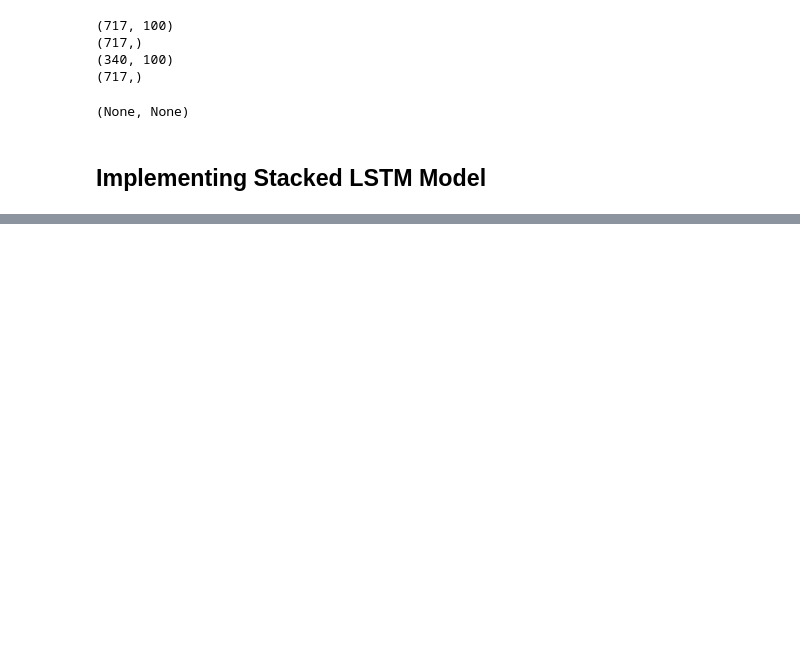
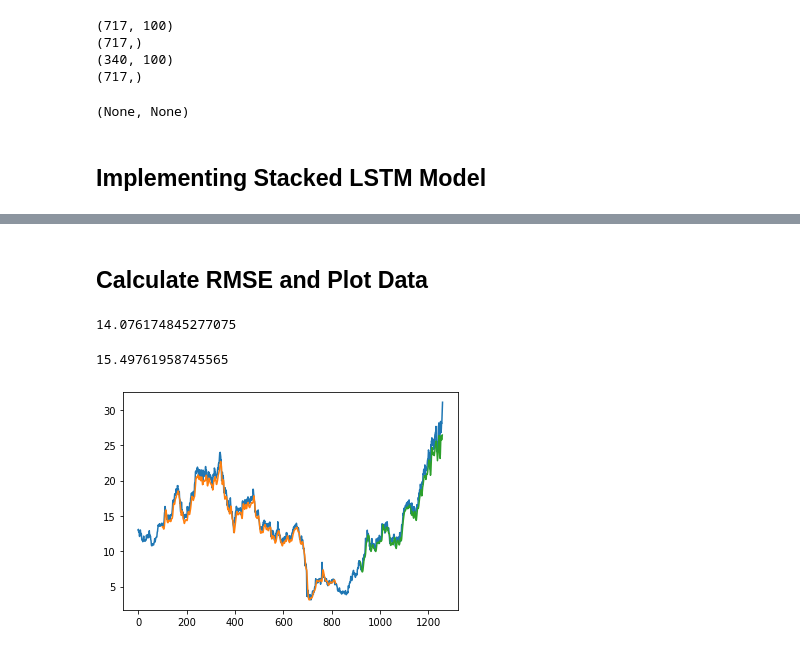
Before and after one commit to Ae-bii/stock-price-prediction-using-lstm, a Jupyter notebook: stacked_lstm.ipynb, the cells around one changed output, grey strips where cells are left out. Drawn from its saved outputs; the diff is of its cells as text; code cells hidden in the pictures; blank space fills up the shorter version.

Commit message:
predicted test data and plotted

```diff
--- a/stacked_lstm.ipynb
+++ b/stacked_lstm.ipynb
@@ -91,3 +93,10 @@ X_train = X_train.reshape(X_train.shape[0], X_train.shape[1], 1)
 X_test = X_test.reshape(X_test.shape[0], X_test.shape[1], 1)
 # %% [markdown]
 ## Implementing Stacked LSTM Model
+# %%
+model = Sequential()
+model.add(LSTM(50, return_sequences=True, input_shape=(100,1)))
+model.add(LSTM(50, return_sequences=True))
+model.add(LSTM(50))
+model.add(Dense(1))
+model.compile(loss='mean_squared_error', optimizer='adam')
@@ -93,0 +123,2 @@ X_test = X_test.reshape(X_test.shape[0], X_test.shape[1], 1)
+# %%
+model.fit(X_train, y_train, validation_data=(X_test, y_valid), epochs=100, batch_size=64, verbose=1)
@@ -93,0 +146,3 @@ X_test = X_test.reshape(X_test.shape[0], X_test.shape[1], 1)
+# %%
+train_predict = model.predict(X_train)
+test_predict = model.predict(X_test)
@@ -93,0 +152,28 @@ X_test = X_test.reshape(X_test.shape[0], X_test.shape[1], 1)
+# %%
+train_predict = scaler.inverse_transform(train_predict)
+test_predict = scaler.inverse_transform(test_predict)
+# %% [markdown]
+## Calculate RMSE and Plot Data
+# %%
+math.sqrt(mean_squared_error(y_train, train_predict))
+# %% [output]
+14.076174845277075
+# %%
+math.sqrt(mean_squared_error(y_valid, test_predict))
+# %% [output]
+15.49761958745565
+# %%
+trainPredictPlot= np.empty_like(df1)
+trainPredictPlot[:,:] = np.nan
+trainPredictPlot[time_step:len(train_predict)+time_step, :] = train_predict
+
+testPredictPlot = np.empty_like(df1)
+testPredictPlot[:,:] = np.nan
+testPredictPlot[len(train_predict)+time_step*2 + 1: len(df1)-1, :] = test_predict
+
+plt.plot(scaler.inverse_transform(df1))
+plt.plot(trainPredictPlot)
+plt.plot(testPredictPlot)
+plt.show()
+# %% [output]
+[figure, added]
```
Also changed, not shown: parts of 5 cells of this notebook.
